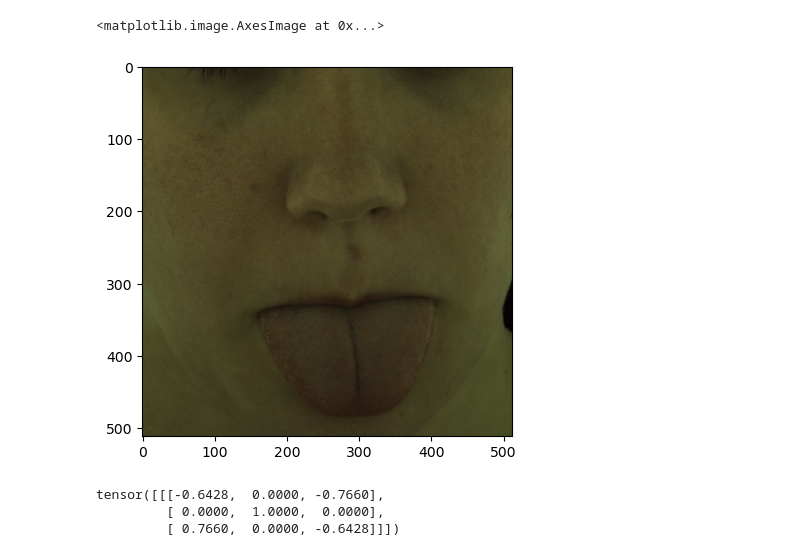
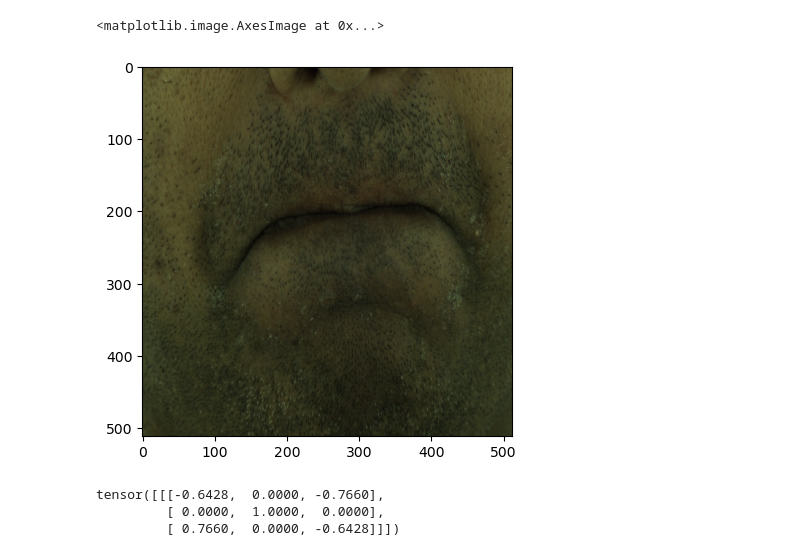
Before and after one commit to Tung-I/cvae_avatar, a Jupyter notebook: check_data.ipynb, the cells around one changed output. Drawn from its saved outputs; the diff is of its cells as text; code cells hidden in the pictures.

```diff
--- a/check_data.ipynb
+++ b/check_data.ipynb
@@ -15,7 +19,7 @@ import matplotlib.pyplot as plt
 # %%
-photopath = '/home/tungi/datasets/mf_individuals/m--20181017--0000--002914589--GHS/images'
+photopath = '/home/tungi/datasets/mf/m--20180227--0000--6795937--GHS/images'
 # path = "{}/{}/{}/{}.png".format(photopath, 'E074_Blink', '400048', '062778')
-path = "{}/{}/{}/{}.png".format(photopath, 'E048_Tongue_Out_Lips_Closed', '400048', '056789')
+path = "{}/{}/{}/{}.png".format(photopath, 'E061_Lips_Puffed', '400048', '023389')
 photo = np.asarray(Image.open(path), dtype=np.float32)
 # photo = photo / 255.0
 plt.imshow(photo/255)
@@ -32,10 +36,10 @@ plt.imshow(up_face/255)
 # %%
-low_face = photo[1024:1024+512, 280:280+512]
+low_face = photo[1024:1024+512, 280:280+800]
 low_face = cv2.resize(low_face, (512, 512))
-plt.imshow(low_face)
+plt.imshow(low_face/255)
 # %% [output]
 <matplotlib.image.AxesImage at 0x...>
-[figure, old version]
+[figure, new version]
 # %%
 checkpoint = torch.load('./saved/davae/checkpoints/model_32.pth')
 # %%
```
Also changed, not shown: parts of 3 cells of this notebook, 13 other files.
